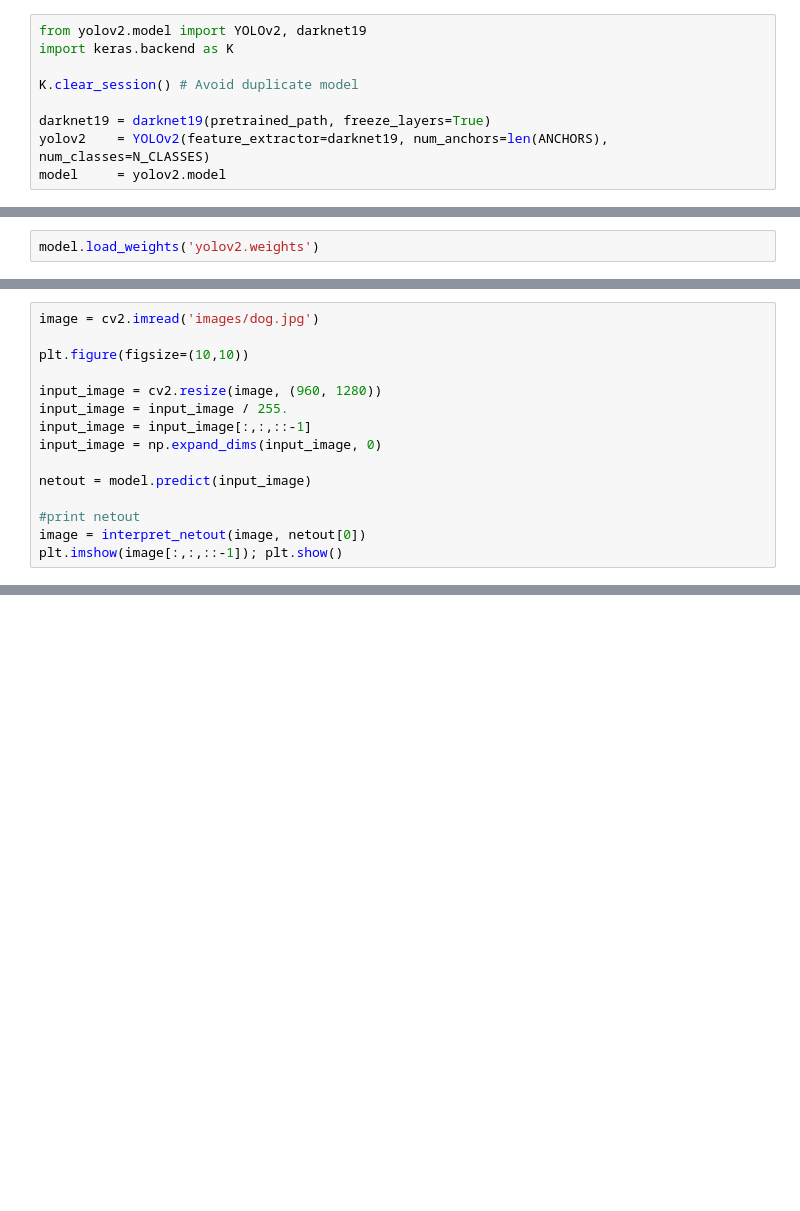
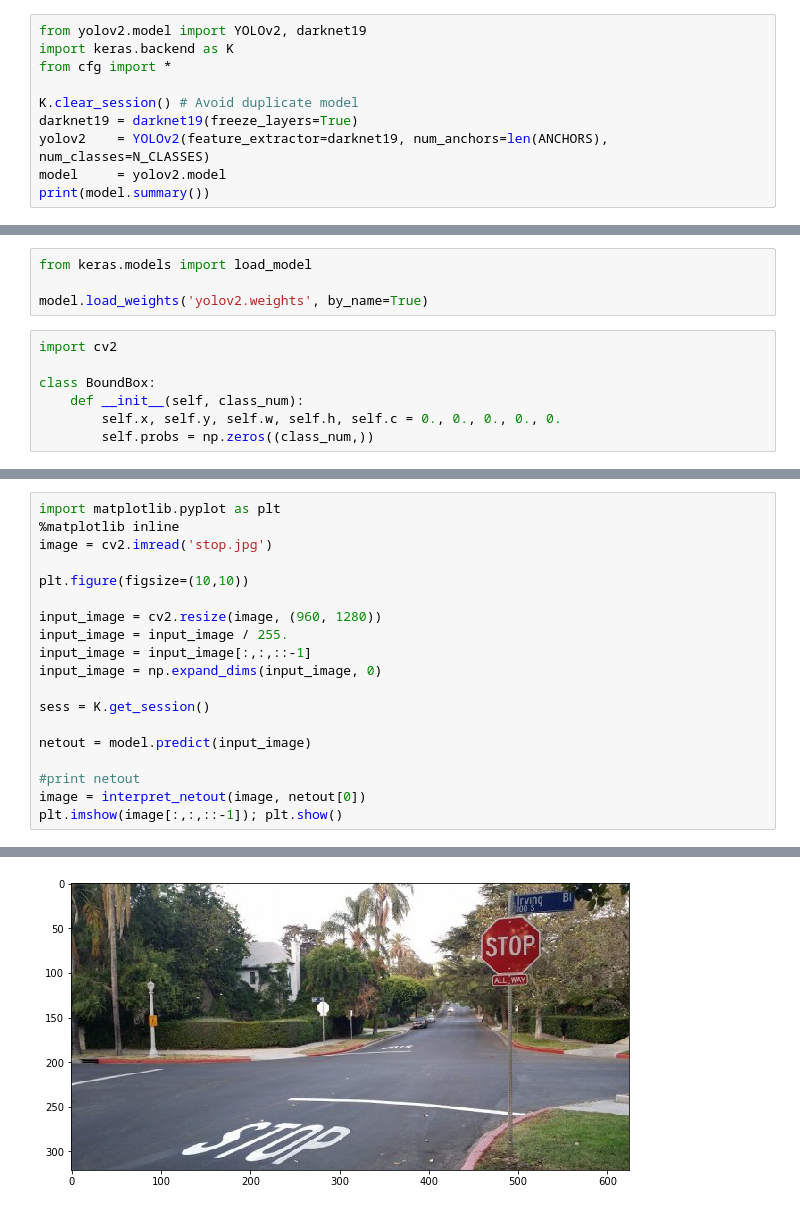
Before and after one commit to datlife/yolov2, a Jupyter notebook: prediction.ipynb, the cells around one changed output, grey strips where cells are left out. Saved outputs shown, nothing was run; the diff lists cells and outputs as text; blank space fills up the shorter version.

```diff
--- a/prediction.ipynb
+++ b/prediction.ipynb
@@ -1,9 +1,10 @@
 # %%
 from yolov2.model import YOLOv2, darknet19
 import keras.backend as K
+from cfg import *
 
 K.clear_session() # Avoid duplicate model
-
-darknet19 = darknet19(pretrained_path, freeze_layers=True)
+darknet19 = darknet19(freeze_layers=True)
 yolov2    = YOLOv2(feature_extractor=darknet19, num_anchors=len(ANCHORS), num_classes=N_CLASSES)
 model     = yolov2.model
+print(model.summary())
@@ -10,3 +30,12 @@ model     = yolov2.model
-# %%
-model.load_weights('yolov2.weights')
+# %%
+from keras.models import load_model
+
+model.load_weights('yolov2.weights', by_name=True)
+# %%
+import cv2
+
+class BoundBox:
+    def __init__(self, class_num):
+        self.x, self.y, self.w, self.h, self.c = 0., 0., 0., 0., 0.
+        self.probs = np.zeros((class_num,))
 # %%
@@ -73,6 +112,8 @@ def interpret_netout(image, netout):
     return image
 # %%
-image = cv2.imread('images/dog.jpg')
+import matplotlib.pyplot as plt
+%matplotlib inline
+image = cv2.imread('stop.jpg')
 
 plt.figure(figsize=(10,10))
 
@@ -81,8 +122,11 @@ input_image = input_image / 255.
 input_image = input_image[:,:,::-1]
 input_image = np.expand_dims(input_image, 0)
 
+sess = K.get_session()
+
 netout = model.predict(input_image)
 
 #print netout
 image = interpret_netout(image, netout[0])
 plt.imshow(image[:,:,::-1]); plt.show()
+# %% [output]
@@ -88,0 +150 @@ plt.imshow(image[:,:,::-1]); plt.show()
+[figure, added]
```
Also changed, not shown: parts of 3 cells of this notebook.
